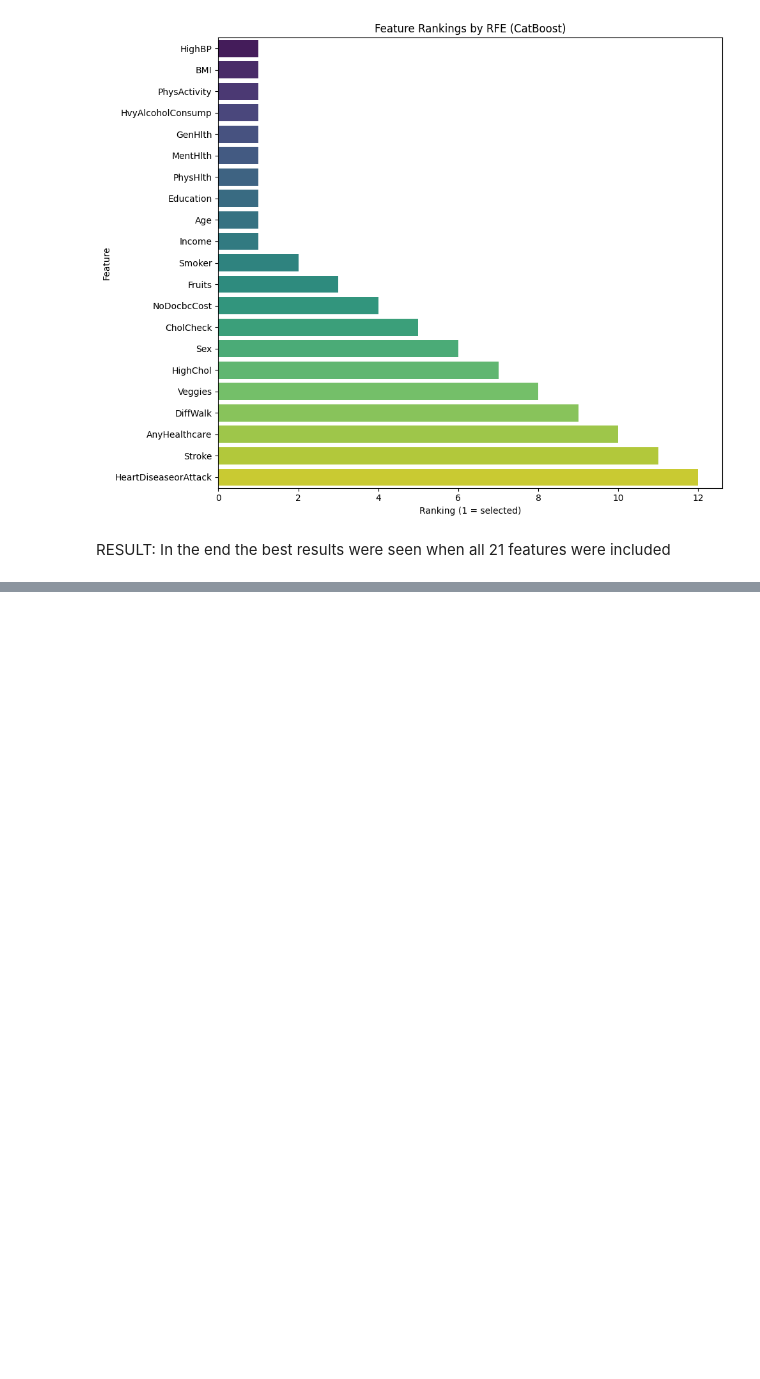
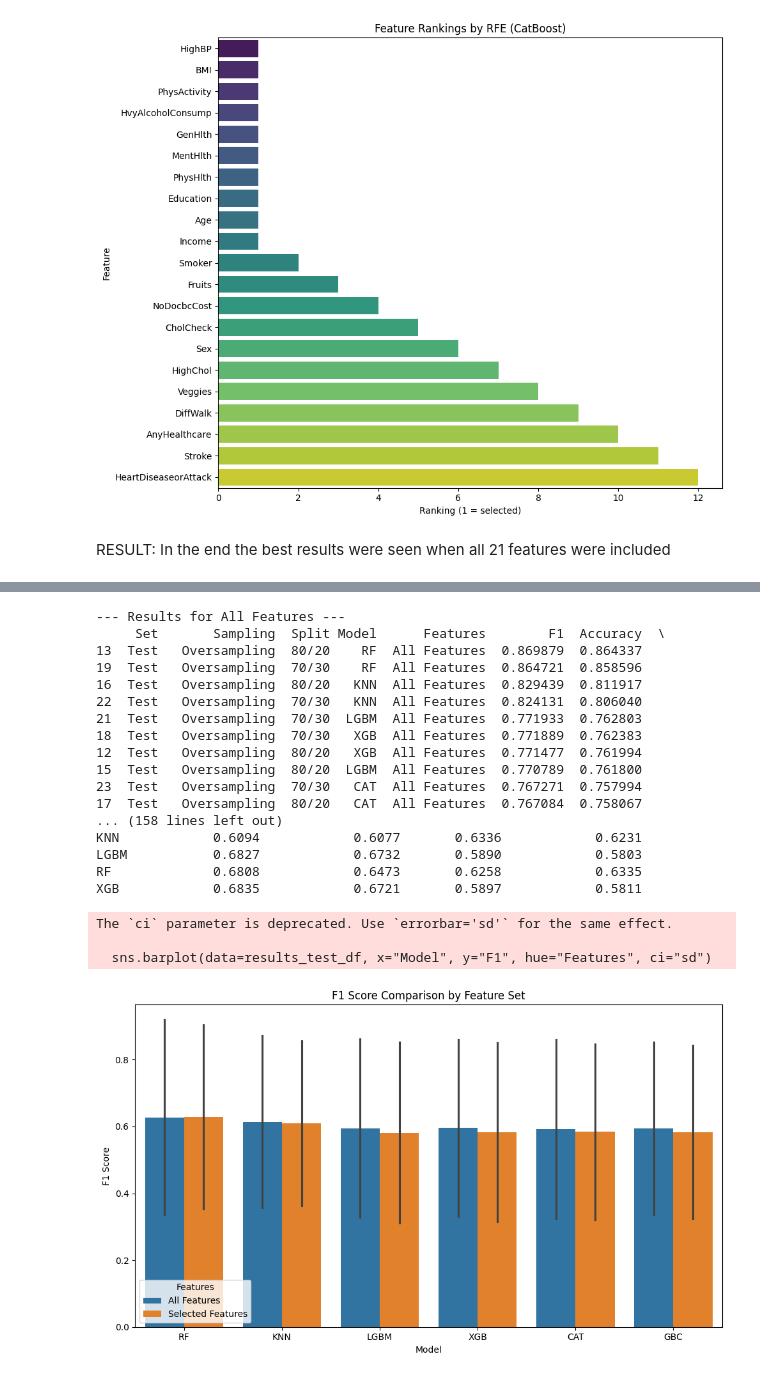
Before and after one commit to awitz23/Diabetes_prediction, a Jupyter notebook: Work_Pipeline.ipynb, the cells around one changed output, grey strips where cells are left out. Cells and saved outputs as stored; diff of their text form; code cells hidden in the pictures; blank space fills up the shorter version.

```diff
--- a/Work_Pipeline.ipynb
+++ b/Work_Pipeline.ipynb
@@ -260,0 +343,10 @@ RESULT: In the end the best results were seen when all 21 features were included
+# %%
+# --- Hyperparameter Grids ---
+grids = {
+    "XGB": {'model__n_estimators': [50, 100], 'model__max_depth': [3, 6], 'model__learning_rate': [0.05, 0.1]},
+    "RF": {'model__n_estimators': [50, 100], 'model__max_depth': [None, 10]},
+    "GBC": {'model__n_estimators': [50, 100], 'model__learning_rate': [0.05, 0.1]},
+    "LGBM": {'model__n_estimators': [50, 100], 'model__num_leaves': [31, 50], 'model__learning_rate': [0.05, 0.1]},
+    "KNN": {'model__n_neighbors': [3, 5, 7]},
+    "CAT": {'model__iterations': [50, 100], 'model__depth': [4, 6], 'model__learning_rate': [0.05, 0.1]}
+}
@@ -260,0 +369,12 @@ RESULT: In the end the best results were seen when all 21 features were included
+# %%
+# --- Build Model Pipeline ---
+def build_model(name, preprocessor):
+    if name == "CAT":
+        return Pipeline([
+            ('model', model_dict[name])  # No preprocessing for CatBoost
+        ])
+    else:
+        return Pipeline([
+            ('preprocess', preprocessor),
+            ('model', model_dict[name])
+        ])
@@ -260,0 +466,45 @@ RESULT: In the end the best results were seen when all 21 features were included
+# %%
+# --- Output Results ---
+results_test_df = pd.DataFrame(results_test)
+results_test_df = results_test_df.sort_values(by="F1", ascending=False)
+
+print("\n--- Results for All Features ---")
+print(results_test_df[results_test_df["Features"] == "All Features"].sort_values(by="F1", ascending=False))
+
+print("\n--- Results for Selected Features ---")
+print(results_test_df[results_test_df["Features"] == "Selected Features"].sort_values(by="F1", ascending=False))
+
+print("\n--- Average Metrics by Model and Feature Set ---")
+summary = results_test_df.groupby(["Model", "Features"])[
+    ["F1", "Accuracy", "Precision", "Recall"]
+].mean().unstack().round(4)
+print(summary)
+
+plt.figure(figsize=(10, 6))
+sns.barplot(data=results_test_df, x="Model", y="F1", hue="Features", ci="sd")
+plt.title("F1 Score Comparison by Feature Set")
+plt.ylabel("F1 Score")
+plt.tight_layout()
+plt.show()
+# %% [output]
+--- Results for All Features ---
+     Set       Sampling  Split Model      Features        F1  Accuracy  \
+13  Test   Oversampling  80/20    RF  All Features  0.869879  0.864337
+19  Test   Oversampling  70/30    RF  All Features  0.864721  0.858596
+16  Test   Oversampling  80/20   KNN  All Features  0.829439  0.811917
+22  Test   Oversampling  70/30   KNN  All Features  0.824131  0.806040
+21  Test   Oversampling  70/30  LGBM  All Features  0.771933  0.762803
+18  Test   Oversampling  70/30   XGB  All Features  0.771889  0.762383
+12  Test   Oversampling  80/20   XGB  All Features  0.771477  0.761994
+15  Test   Oversampling  80/20  LGBM  All Features  0.770789  0.761800
+23  Test   Oversampling  70/30   CAT  All Features  0.767271  0.757994
+17  Test   Oversampling  80/20   CAT  All Features  0.767084  0.758067
+... (158 lines left out)
+KNN            0.6094            0.6077       0.6336            0.6231
+LGBM           0.6827            0.6732       0.5890            0.5803
+RF             0.6808            0.6473       0.6258            0.6335
+XGB            0.6835            0.6721       0.5897            0.5811
+The `ci` parameter is deprecated. Use `errorbar='sd'` for the same effect.
+
+  sns.barplot(data=results_test_df, x="Model", y="F1", hue="Features", ci="sd")
+[figure, added]
```
Also changed, not shown: parts of 12 cells of this notebook.
